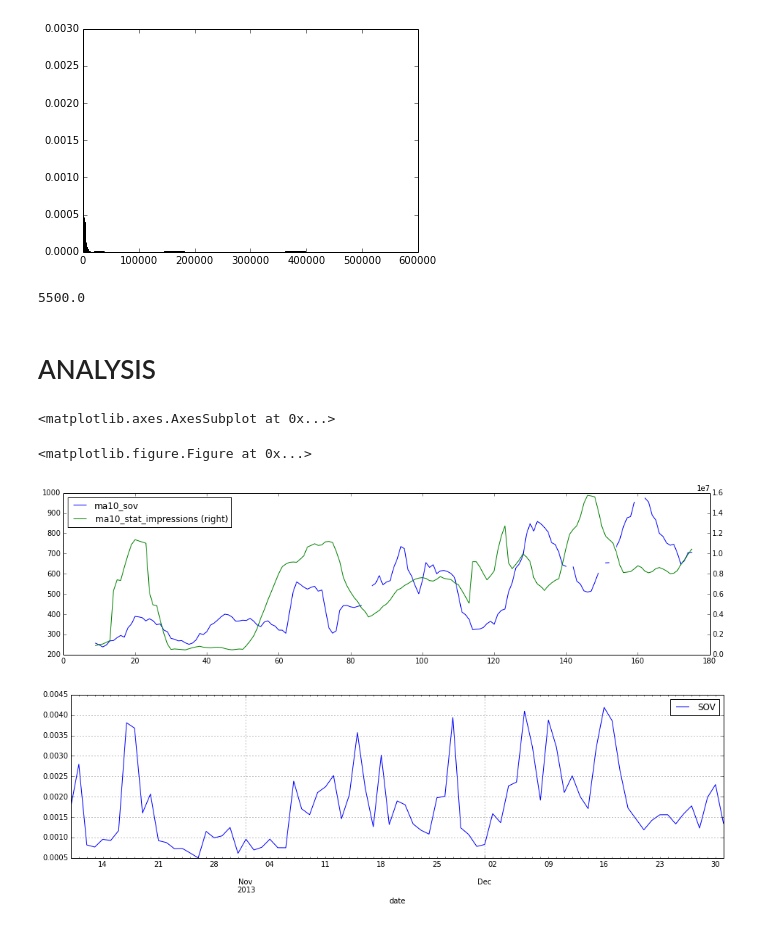
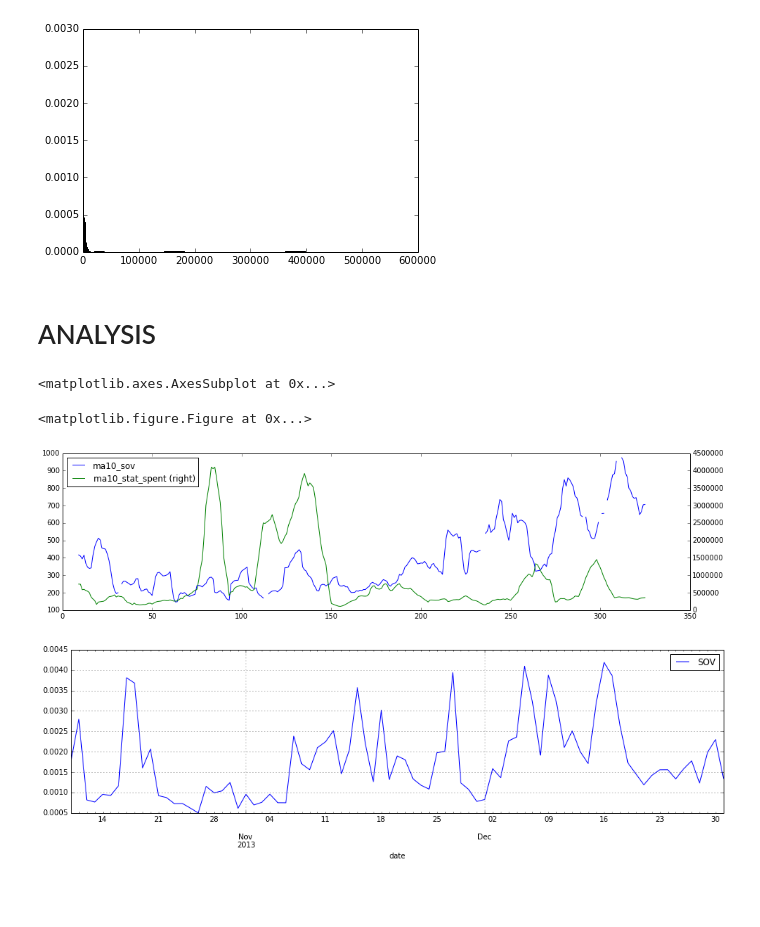
Before and after one commit to maciejATcosphere/paper-mind, a Jupyter notebook: paper_mind/courses/pandas/dell-SOV-data-preparation.ipynb, the cells around one changed output. Cells and saved outputs as stored; diff of their text form; code cells hidden in the pictures; blank space fills up the shorter version.

Commit message:
newest figures

```diff
--- a/paper_mind/courses/pandas/dell-SOV-data-preparation.ipynb
+++ b/paper_mind/courses/pandas/dell-SOV-data-preparation.ipynb
@@ -47,6 +47,7 @@ social_path = '/home/maciej/projects/temp/SOV_data/social_metrics_and_post_data.
 SOV_path = '/home/maciej/projects/temp/SOV_data/SOV_and_sentiment.xlsx'
 twitter_organic_path = '/home/maciej/projects/temp/SOV_data/DellHomeUS-Twitter-ORGANICimpressions-2013.csv'
 twitter_total_path = '/home/maciej/projects/temp/SOV_data/DellHomeUS-Twitter-TOTALimpressions-2013.csv'
+twitter_ads_path = '/home/maciej/projects/temp/SOV_data/Twitter_Q3_and_4_PAID_IMPRESSIONS.xlsx'
 
 months = ['January', 'February', 'March',
       'April', 'May', 'June',
@@ -105,7 +122,7 @@ def add_sov(group):
     return group
 # %%
 def get_tw_public():
-    tw_org_df = pd.read_csv(twitter_organic_path, sep=',')
+    tw_org_df = pd.read_csv(twitter_organic_path, sep='\t')
     tw_org_df.head()
     tw_org_df['date'] = tw_org_df.timestamp.apply(datetime.fromtimestamp)
     tw_org_df.date = tw_org_df.date.apply(datetime.date)
@@ -113,7 +130,7 @@ def get_tw_public():
     tw_org_df = tw_org_df.drop_duplicates()
     tw_org_df.columns = ['date', 'org_impressions', 'org_sentiment_score']
 
-    tw_tot_df = pd.read_csv(twitter_total_path, sep=',')
+    tw_tot_df = pd.read_csv(twitter_total_path, sep='\t')
     tw_tot_df['date'] = tw_tot_df.timestamp.apply(datetime.fromtimestamp)
     tw_tot_df.date = tw_tot_df.date.apply(datetime.date)
     tw_tot_df = tw_tot_df[['date', 'impressions', 'sentiment_score']]
@@ -313,14 +326,48 @@ df_ts['daily_organic_impressions_ma5'] = pd.rolling_mean(df_ts.daily_organic_imp
 df_ts['tot_impressions_ma5'] = pd.rolling_mean(df_ts.tot_impressions, 5)
 df_ts['org_impressions_ma5'] = pd.rolling_mean(df_ts.org_impressions, 5)
 
+df_ts['total_organic_impressions'] = df_ts['org_impressions_ma5'] + df_ts['daily_organic_impressions_ma5']
+df_ts['total_organic_impressions_ma5'] = pd.rolling_mean(df_ts.total_organic_impressions, 5)
+
 temp_df = df_ts.reset_index()
 temp_df = temp_df[temp_df.SOV_ma5.notnull()]
 
 dump_to_js(temp_df, 'sov_ma5', 'date', 'SOV_ma5', mask=None)
 dump_to_js(temp_df, 'vom_ma5', 'date', 'VOM_ma5', mask=None)
+dump_to_js(temp_df, 'sov', 'date', 'SOV', mask=None)
+dump_to_js(temp_df, 'vom', 'date', 'name_count', mask=None)
+
+l_date = date(2013, 10, 3)
+r_date = date(2013, 9, 27)
+temp_df_no_launches = pd.concat([df_ts[:r_date], df_ts[l_date:]])
+temp_df_no_launches['SOV_ma5'] = pd.rolling_mean(temp_df_no_launches.SOV, 5)
+temp_df_no_launches['VOM_ma5'] = pd.rolling_mean(temp_df_no_launches.name_count, 5)
+temp_df_no_launches = temp_df_no_launches.reset_index()
+temp_df_no_launches = temp_df_no_launches[temp_df_no_launches.SOV_ma5.notnull()]
+
+dump_to_js(temp_df_no_launches, 'sov_removed_launches_ma5', 'date', 'SOV_ma5', mask=None)
+dump_to_js(temp_df_no_launches, 'vom_removed_launches_ma5', 'date', 'VOM_ma5', mask=None)
 
 dump_to_js(temp_df, 'fb_total_impressions_ma5', 'date', 'daily_total_impressions_ma5', mask=None)
 dump_to_js(temp_df, 'fb_organic_impressions_ma5', 'date', 'daily_organic_impressions_ma5', mask=None)
 
 dump_to_js(temp_df, 'tw_total_impressions_ma5', 'date', 'tot_impressions_ma5', mask=None)
 dump_to_js(temp_df, 'tw_organic_impressions_ma5', 'date', 'org_impressions_ma5', mask=None)
+
+dump_to_js(temp_df[temp_df.total_organic_impressions_ma5.notnull()], 'total_organic_impressions_ma5', 'date',
+           'total_organic_impressions_ma5', mask=None)
+
+# TRIM TO HALF YEAR
+temp_df_no_launches = temp_df_no_launches.set_index('date')[date(2013, 7, 1):].reset_index()
+temp_df = temp_df.set_index('date')[date(2013, 7, 1):].reset_index()
+dump_to_js(temp_df, 'sov_ma5_2nd', 'date', 'SOV_ma5', mask=None)
+dump_to_js(temp_df, 'sov_2nd', 'date', 'SOV', mask=None)
+
+dump_to_js(temp_df, 'vom_ma5_2nd', 'date', 'VOM_ma5', mask=None)
+dump_to_js(temp_df, 'vom_2nd', 'date', 'name_count', mask=None)
+
+dump_to_js(temp_df_no_launches, 'sov_removed_launches_ma5_2nd', 'date', 'SOV_ma5', mask=None)
+dump_to_js(temp_df_no_launches, 'vom_removed_launches_ma5_2nd', 'date', 'VOM_ma5', mask=None)
+
+dump_to_js(temp_df_no_launches, 'total_organic_impressions_ma5_2nd', 'date',
+           'total_organic_impressions_ma5', mask=None)
@@ -385,10 +485,6 @@ dump_to_js(temp_df, 'dell_vom', 'date', 'Dell', mask=None)
 dump_to_js(temp_df, 'toshiba_vom', 'date', 'Toshiba', mask=None)
 dump_to_js(temp_df, 'acer_vom', 'date', 'Acer', mask=None)
 dump_to_js(temp_df, 'asus_vom', 'date', 'Asus', mask=None)
-# %%
-vom_df.Toshiba.max()
-# %% [output]
-5500.0
 # %%
 # plt.figure()
 
@@ -418,31 +514,32 @@ vom_df.Toshiba.max()
 # %%
 plt.figure()
 
 min_date = datetime(2013, 1, 16)
 max_date = datetime(2013, 12, 31)
 
 fb_df_new = fb_df.reset_index()
 fb_df_new.stat_date = fb_df_new.stat_date.apply(pd.to_datetime)
 fb_df_new = fb_df_new.set_index('stat_date')
 fb_df_new = fb_df_new[min_date:max_date]
 fb_df_new = fb_df_new.reset_index()
 
 # fb_df_new[datetime(2013, 10, 10): datetime(2013, 12, 31)].stat_spent.plot(figsize=(16, 4));
 
 filtered_df_ts = df_ts[min_date:max_date]
 filtered_df_ts = filtered_df_ts.reset_index()
 
 expanded_data = pd.merge(filtered_df_ts, fb_df_new, how='inner', left_on='date', right_on='stat_date')
 
 expanded_data['ma10_sov'] = pd.rolling_mean(expanded_data[expanded_data.name_count < 1400].name_count, 10)
 expanded_data['ma10_stat_impressions'] = pd.rolling_mean(expanded_data.stat_impressions, 10)
+expanded_data['ma10_stat_spent'] = pd.rolling_mean(expanded_data.stat_spent, 10)
 
-expanded_data[['ma10_sov', 'ma10_stat_impressions']].plot(secondary_y=['ma10_stat_impressions'], figsize=(16, 4));
-# expanded_data.set_index('date').ma10_sov.plot(figsize=(16, 4))
+expanded_data[['ma10_sov', 'ma10_stat_spent']].plot(secondary_y=['ma10_stat_spent'], figsize=(16, 4));
+# expanded_data.set_index('date').ma10_stat_spent.plot(figsize=(16, 4))
 # %% [output]
 <matplotlib.axes.AxesSubplot at 0x...>
 <matplotlib.figure.Figure at 0x...>
-[figure, old version]
+[figure, new version]
 # %%
 concat(objs, axis=0, join='outer', join_axes=None, ignore_index=False,
        keys=None, levels=None, names=None, verify_integrity=False)
```
Also changed, not shown: parts of 9 cells of this notebook, 34 other files.
